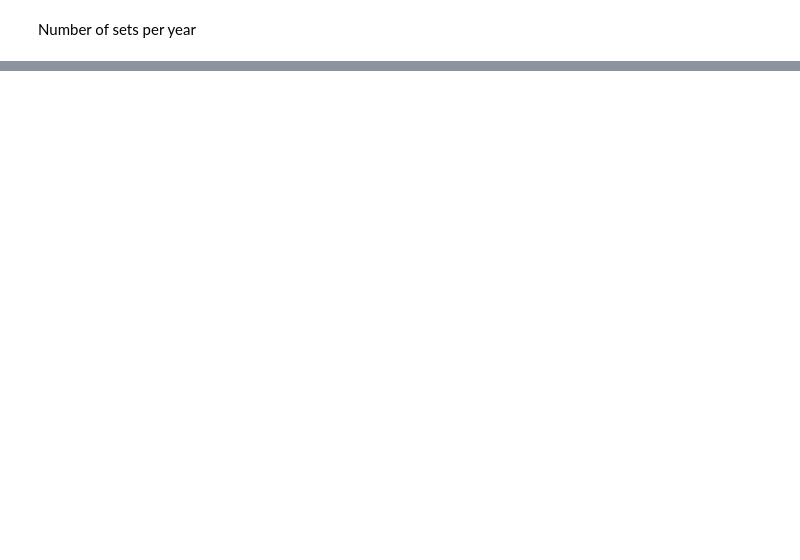
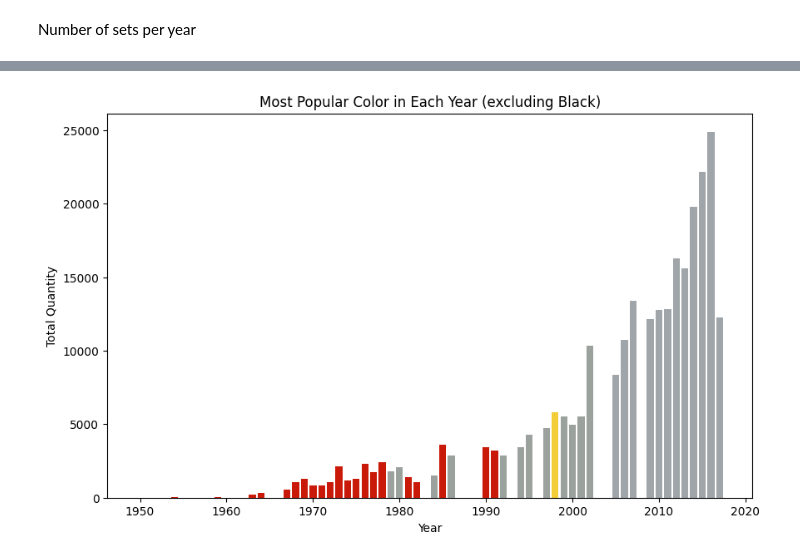
Before and after one commit to MatthewKolotylo/Lego-Project, a Jupyter notebook: Master Code Copy.ipynb, the cells around one changed output, grey strips where cells are left out. Saved outputs shown, nothing was run; the diff lists cells and outputs as text; code cells hidden in the pictures; blank space fills up the shorter version.

```diff
--- a/Master Code Copy.ipynb
+++ b/Master Code Copy.ipynb
@@ -230,0 +196,24 @@ year_color_df2[['year','color_name']]
+# %%
+
+
+df_filtered = df[df['color_name'] != 'Black']
+
+most_popular_colors = df_filtered.groupby(['year', 'color_name'])['quantity'].sum().reset_index()
+most_popular_colors = most_popular_colors.loc[most_popular_colors.groupby('year')['quantity'].idxmax()]
+most_popular_colors = pd.merge(most_popular_colors, colors_df, left_on='color_name', right_on='color_name')
+
+most_popular_colors['quantity'] = pd.to_numeric(most_popular_colors['quantity'])
+
+most_popular_colors['rgb_tuple'] = most_popular_colors['rgb'].apply(lambda x: hex2color('#' + x))
+
+plt.figure(figsize=(10, 6))
+for index, row in most_popular_colors.iterrows():
+    plt.bar(row['year'], row['quantity'], label=f'{row["year"]}: {row["color_name"]}', color=row['rgb_tuple'])
+
+plt.xlabel('Year')
+plt.ylabel('Total Quantity')
+plt.title('Most Popular Color in Each Year (excluding Black)')
+
+plt.show()
+# %% [output]
+[figure, added]
```
Also changed, not shown: parts of 46 cells of this notebook.
